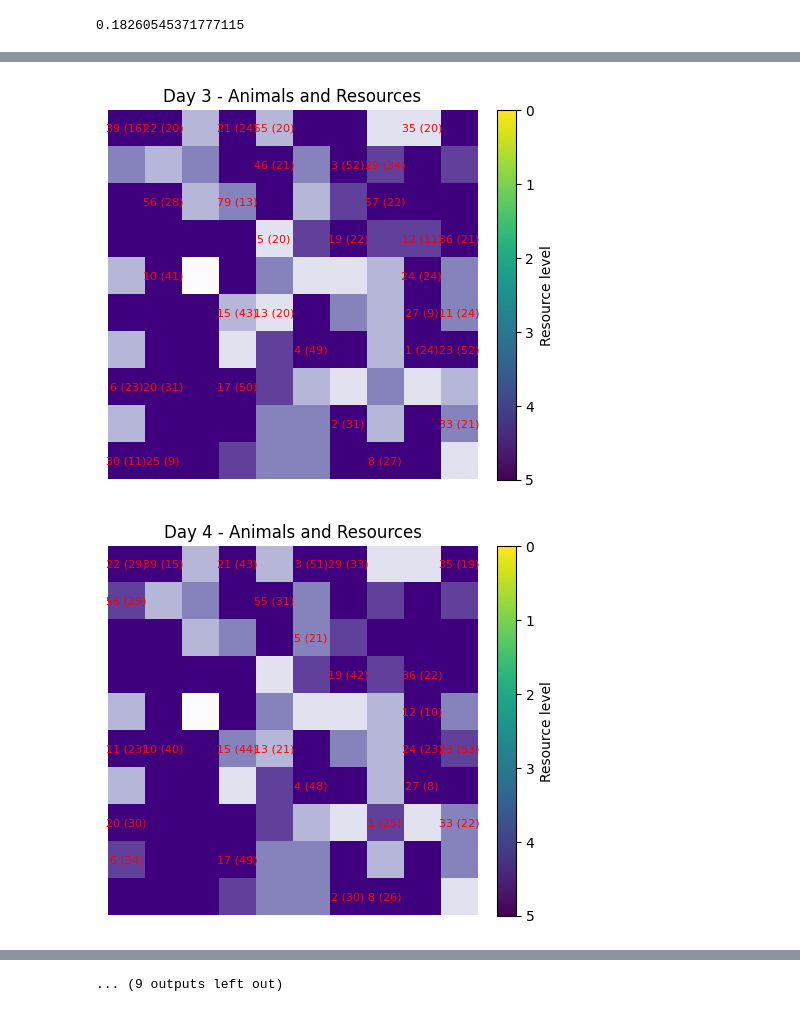
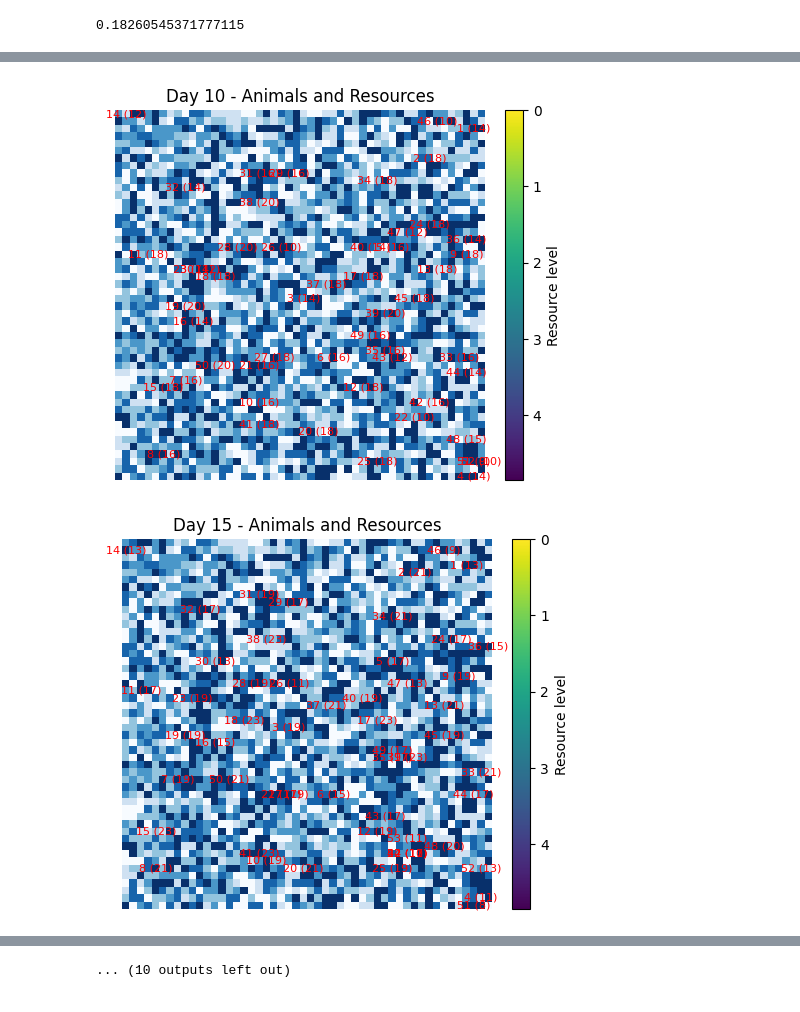
Before and after one commit to liggettla/Malthusian, a Jupyter notebook: Game_of_Life.ipynb, the cells around one changed output, grey strips where cells are left out. Drawn from its saved outputs; the diff is of its cells as text; code cells hidden in the pictures.

```diff
--- a/Game_of_Life.ipynb
+++ b/Game_of_Life.ipynb
@@ -5,6 +5,7 @@ np.random.random()
 # %% [output]
 0.18260545371777115
 # %%
+# https://chat.openai.com/c/9951c8aa-e2f2-4c2c-bb1c-c8e7edcc4b14
 import numpy as np
 import matplotlib.pyplot as plt
 
@@ -21,8 +22,12 @@ class GameOfLife:
     def move_animals(self):
         new_animals = {}
         for animal_id, info in list(self.animals.items()):
-            direction = np.random.randint(-1, 2, 2)
-            new_pos = tuple((np.array(info['pos']) + direction) % self.grid_size)
+            x, y = info['pos']
+            dx, dy = np.random.randint(-1, 2), np.random.randint(-1, 2)
+            # Ensure animals stay within boundaries
+            new_x = max(0, min(self.grid_size - 1, x + dx))
+            new_y = max(0, min(self.grid_size - 1, y + dy))
+            new_pos = (new_x, new_y)
 
             if self.map[new_pos] > 0:
                 self.map[new_pos] -= 1  # Decrement resources in the map at new position
@@ -33,12 +38,14 @@ class GameOfLife:
                 else:
                     continue  # Animal dies
 
-            if new_pos in [a['pos'] for a in new_animals.values()]:  # Check if new position already occupied
-                other_id = next(key for key, value in new_animals.items() if value['pos'] == new_pos)
-                new_animals[other_id]['resources'] += info['resources']
-            else:
-                new_animals[animal_id] = {'pos': new_pos, 'resources': info['resources']}
-        self.animals = new_animals
+            if new_pos not in new_animals:
+                new_animals[new_pos] = []
+            new_animals[new_pos].append({'id': animal_id, 'resources': info['resources']})
+
+        self.animals = {}
+        for pos, animals in new_animals.items():
+            for animal in animals:
+                self.animals[animal['id']] = {'pos': pos, 'resources': animal['resources']}
 
     def reproduce_animals(self):
         position_count = {}
@@ -47,11 +54,18 @@ class GameOfLife:
                 position_count[info['pos']] = []
             position_count[info['pos']].append(animal_id)
 
+        # Reproduce if more than one animal shares the same position and each has at least 1 resource
         for pos, ids in position_count.items():
-            if len(ids) > 1 and np.random.random() < 0.5:  # Chance to reproduce (100 percent chance at 1)
-                new_animal_id = self.next_animal_id
-                self.next_animal_id += 1
-                self.animals[new_animal_id] = {'pos': pos, 'resources': 10}
+            if len(ids) > 1:
+                reproducible_ids = [id for id in ids if self.animals[id]['resources'] > 0]
+                if len(reproducible_ids) > 1 and np.random.random() < 0.5:
+                    for _ in range(len(reproducible_ids) // 2):
+                        new_animal_id = self.next_animal_id
+                        self.next_animal_id += 1
+                        self.animals[new_animal_id] = {'pos': pos, 'resources': 10}
+                        # Reduce resources for each participating animal
+                        for id in reproducible_ids:
+                            self.animals[id]['resources'] -= 1
 
     def update(self):
         self.move_animals()
@@ -60,7 +74,7 @@ class GameOfLife:
 
     def plot_map(self, day):
         fig, ax = plt.subplots()
-        resource_colors = plt.cm.Purples(np.linspace(1, 0, self.max_resource + 1))  # Correctly map white to blue
+        resource_colors = plt.cm.Blues(np.linspace(1, 0, self.max_resource + 1))
         resource_map = resource_colors[self.map]
         cax = ax.imshow(resource_map, origin='upper', interpolation='none')
         colorbar = plt.colorbar(cax, ax=ax, fraction=0.046, pad=0.04, ticks=np.linspace(1, 0, self.max_resource + 1))
@@ -85,14 +99,15 @@ class GameOfLife:
     def run(self, days):
         for day in range(1, days + 1):
             self.update()
-            # if day % 5 == 0 or day == 1:  # Show the map every 5 days and the first day
-            self.plot_map(day)
+            if day % 5 == 0 or day == 1:
+                self.plot_map(day)
         self.plot_history()
 
 # Setup parameters
-grid_size = 10
-num_animals = 80
-days = 20
+grid_size = 50
+num_animals = 50
+days = 100
+
 
 # Create game instance and run it
 game = GameOfLife(grid_size, num_animals)
@@ -103,2 +118,2 @@ game.run(days)
-[figure, old version]
+[figure, new version]
-[figure, old version]
+[figure, new version]
@@ -113 +128 @@ game.run(days)
-... (9 outputs left out)
+... (10 outputs left out)
```
Also changed, not shown: parts of 2 cells of this notebook.
